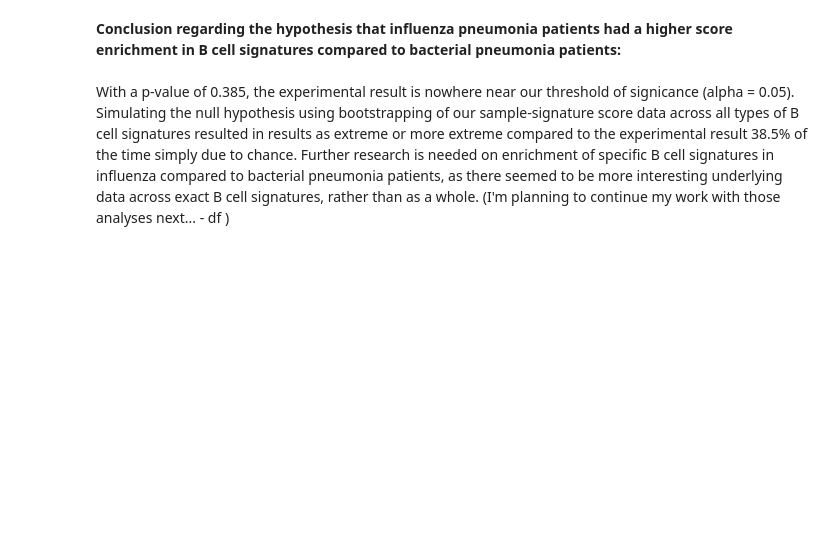
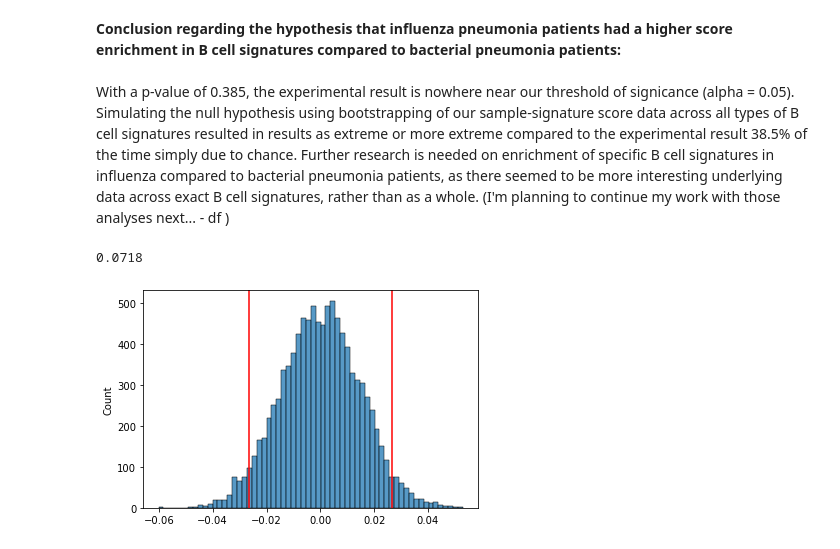
Before and after one commit to danielfrees/Bootstrap-Analysis-of-SaVanT, a Jupyter notebook: Bootstrap_Analysis_B_Cells_Pneumonia.ipynb, the cells around one changed output. Drawn from its saved outputs; the diff is of its cells as text; code cells hidden in the pictures; blank space fills up the shorter version.

Commit message:
Added sub-analyses for spec. B cells, fixed p-values to be 2 sided.

```diff
--- a/Bootstrap_Analysis_B_Cells_Pneumonia.ipynb
+++ b/Bootstrap_Analysis_B_Cells_Pneumonia.ipynb
@@ -363,3 +365,55 @@ print(p_value)
 <div><b> Conclusion regarding the hypothesis that influenza pneumonia patients had a higher score enrichment in B cell signatures compared to bacterial pneumonia patients: </b></div>
 <br>
 <div>With a p-value of 0.385, the experimental result is nowhere near our threshold of signicance (alpha = 0.05). Simulating the null hypothesis using bootstrapping of our sample-signature score data across all types of B cell signatures resulted in results as extreme or more extreme compared to the experimental result 38.5% of the time simply due to chance. Further research is needed on enrichment of specific B cell signatures in influenza compared to bacterial pneumonia patients, as there seemed to be more interesting underlying data across exact B cell signatures, rather than as a whole. (I'm planning to continue my work with those analyses next... - df )</div>
+# %%
+#SUBANALYSIS: WRS B Cells
+
+experimental_diff = 0.02660227   #diff in WRS B cell scores influenza - bacteria
+
+#10000 sims
+
+numSims = 10000
+influenzaSampleSize = 25
+bacterialSampleSize = 25
+
+#set up array to hold sim values
+#set up numpy arrays once (the necessary ones will be overwritten each sim)
+nullSims = []
+
+nullInfluenza_WRS_B = np.zeros(influenzaSampleSize)
+nullBacterial_WRS_B = np.zeros(bacterialSampleSize)
+
+for i in range(0, numSims):
+    for i in range(0, influenzaSampleSize):
+        nullInfluenza_WRS_B[i] = WRS_B_Scores_Combined[np.random.randint(0,influenzaSampleSize + bacterialSampleSize -1)]
+    for i in range(0, bacterialSampleSize):
+        nullBacterial_WRS_B[i] = WRS_B_Scores_Combined[np.random.randint(0,influenzaSampleSize + bacterialSampleSize -1)]
+
+    nullHypInfluenzaScore = np.sum(nullInfluenza_WRS_B)/ influenzaSampleSize
+    nullHypBactScore = np.sum(nullBacterial_WRS_B) / bacterialSampleSize
+    diff = nullHypInfluenzaScore - nullHypBactScore
+
+    nullSims.append(diff)
+
+plt = sns.histplot(nullSims)
+#plot the cutoff for our experimental value (note that this should be one-sided because
+#the claim/hypothesis was that B cell scores were more highly correlated with the influenza
+#pneomonia group (positive correlation)
+plt.axvline(experimental_diff, color = "red")
+plt.axvline(-experimental_diff, color = "red")
+plt
+
+#p-value will be the proportion of simulations with a result as extreme/ more extreme
+#compared to the experimental difference (ie: everything to the right of the red line above
+#because we're looking for a one-sided p-value)
+
+countResultsAsOrMoreExtreme = 0
+for i in range(0, numSims):
+    if (nullSims[i] >= experimental_diff or nullSims[i] <= -experimental_diff):
+        countResultsAsOrMoreExtreme += 1;
+
+p_value = countResultsAsOrMoreExtreme/ numSims
+print(p_value)
+# %% [output]
+0.0718
+[figure, added]
```
Also changed, not shown: parts of 9 cells of this notebook.
